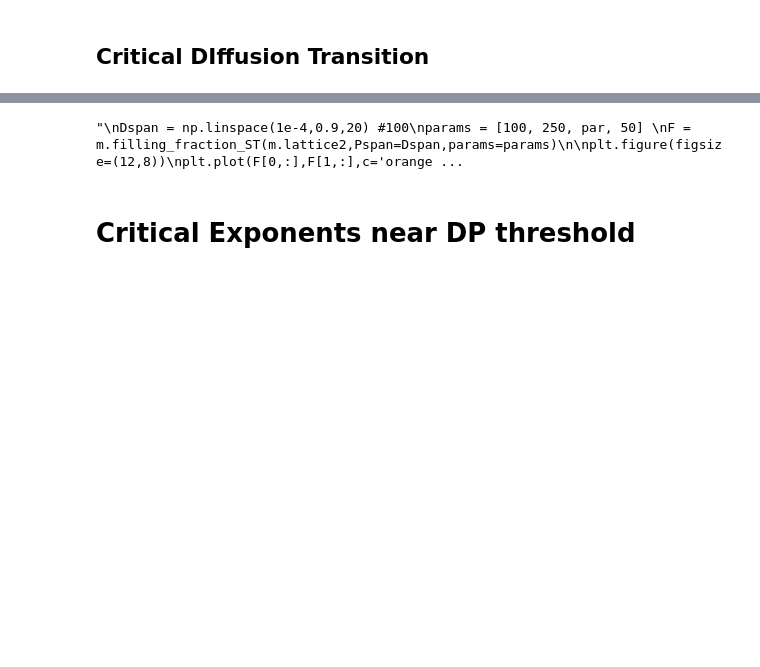
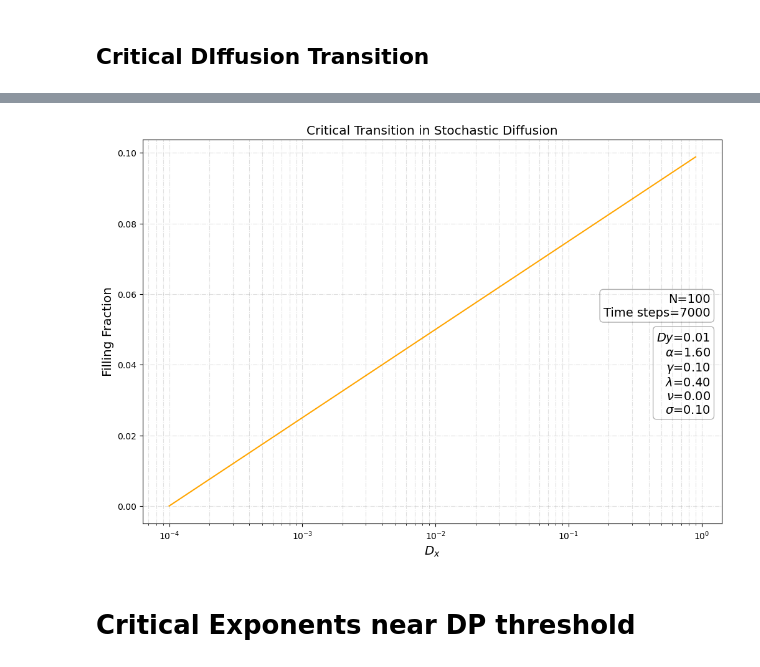
Before and after one commit to pietromalagoli/PCS, a Jupyter notebook: project.ipynb, the cells around one changed output, grey strips where cells are left out. Saved outputs shown, nothing was run; the diff lists cells and outputs as text; code cells hidden in the pictures; blank space fills up the shorter version.

```diff
--- a/project.ipynb
+++ b/project.ipynb
@@ -436,9 +468,9 @@ ax[2].set_title(f'3D')
 ax[2].set_xlabel(r'Probability of Invasion / $D_{x}$')
 ax[2].set_ylabel('Filling fraction')
 ax[2].grid(True,which='both',alpha=0.7,linestyle='-.')
-#m.add_par_box({'N': params_DP[0], 'Time steps': params_DP[1], 'Pdis': params_DP[2]})
+m.add_par_box({'N': params_DP[0], 'Time steps': params_DP[1], 'Pdis': params_DP[2]})
 plt.savefig(f'plots/Fig6.png')
-plt.legend()
+ax[0].legend(loc='upper left')
 plt.show()
 # %% [output]
 DP: set#0
@@ -456,3 +488,11 @@ ST: set#10
 [figure]
 # %% [markdown]
 ## Critical DIffusion Transition
+# %%
+par['alpha']=1.6
+par['gamma']=0.1
+par['lambda']=0.4
+par['nu']=0.004
+par['sigma']=0.1
+par['Dy']=0.01
+par
@@ -459,22 +507,26 @@ ST: set#10
 # %%
-'''
 Dspan = np.linspace(1e-4,0.9,20) #100
-params = [100, 250, par, 50]
+params = [100, 2000, dt, par, 50]
 F = m.filling_fraction_ST(m.lattice2,Pspan=Dspan,params=params)
 
 plt.figure(figsize=(12,8))
 plt.plot(F[0,:],F[1,:],c='orange')
-plt.xlabel(r'$D_{x}$')
-plt.ylabel('Filling Fraction')
+plt.xlabel(r'$D_{x}$',fontsize='x-large')
+plt.ylabel('Filling Fraction',fontsize='x-large')
 plt.xscale('log')
-plt.title('Critical Transition in Stochastic Diffusion')
+plt.title('Critical Transition in Stochastic Diffusion',fontsize='x-large')
 plt.grid(True,which='both',linestyle='-.',alpha=0.4)
+m.add_par_box({r'$\alpha$': par['alpha'],
+r'$\gamma$':par['gamma'],
+r'$\lambda$':par['lambda'],
+r'$\nu$':par['nu'],
+r'$\sigma$':par['sigma'],
+r'$Dy$':par['Dy']},coord=[0.98,0.5])
 m.add_par_box({'N': params[0], 'Time steps': params[1]})
 plt.savefig('plots/Figure4.png')
 plt.show()
-'''
 # %% [output]
-"\nDspan = np.linspace(1e-4,0.9,20) #100\nparams = [100, 250, par, 50] \nF = m.filling_fraction_ST(m.lattice2,Pspan=Dspan,params=params)\n\nplt.figure(figsize=(12,8))\nplt.plot(F[0,:],F[1,:],c='orange ...
+[figure, added]
 # %% [markdown]
 # Critical Exponents near DP threshold
 # %% [markdown]
```
Also changed, not shown: parts of 20 cells of this notebook, 6 other files.
